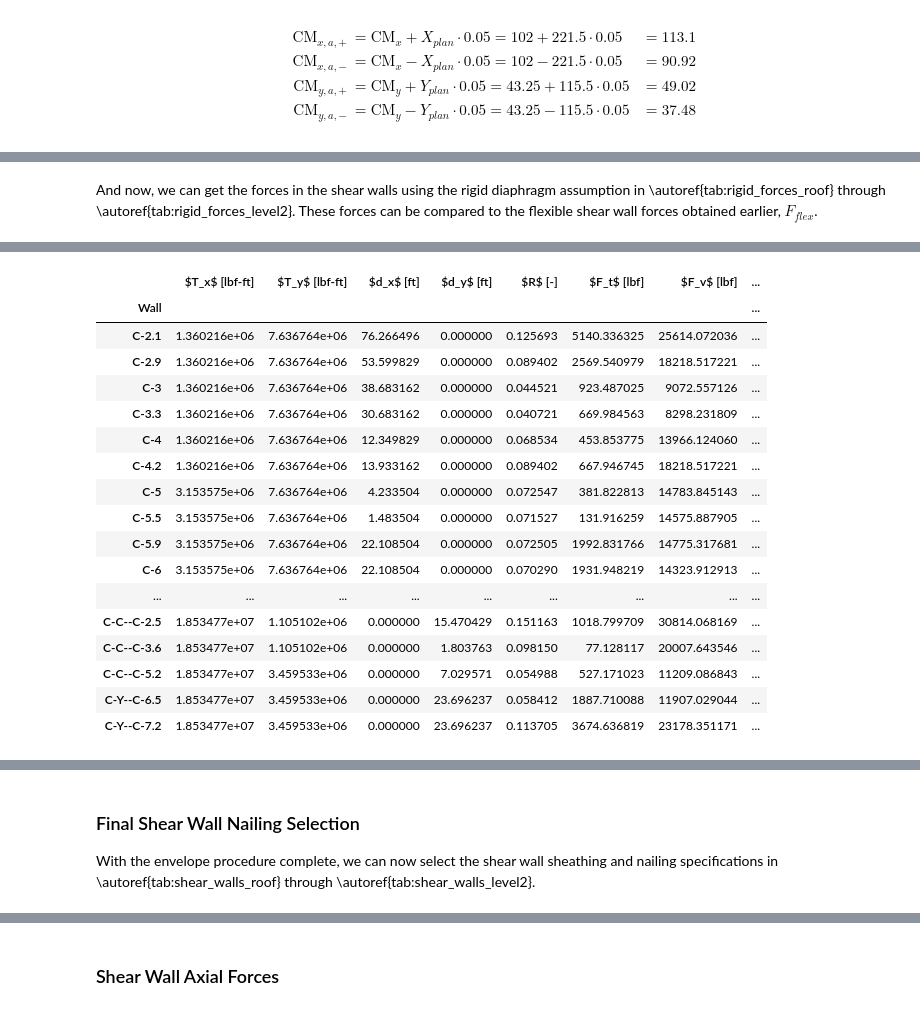
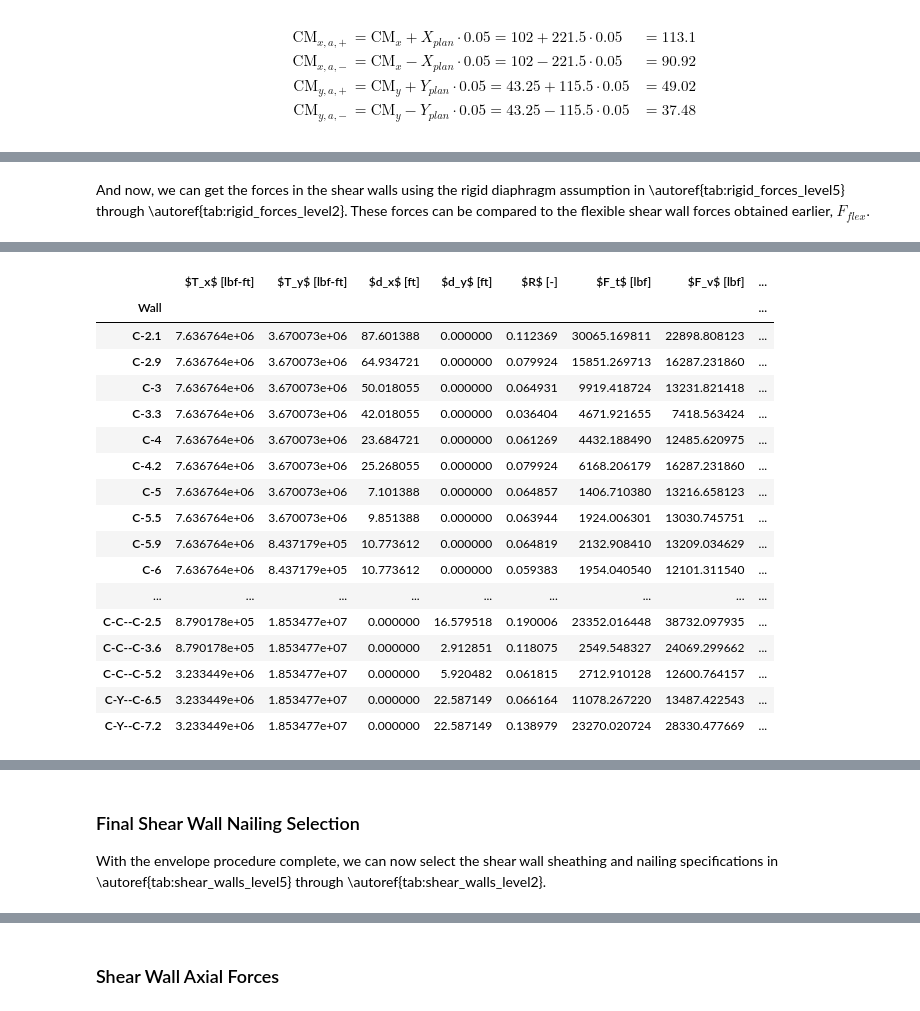
Before and after one commit to kpff-andy-sazima/Beaverton-Creek, a Jupyter notebook: building_c_seismic.ipynb, the cells around one changed output, grey strips where cells are left out. Cells and saved outputs as stored; diff of their text form; code cells hidden in the pictures.

```diff
--- a/building_c_seismic.ipynb
+++ b/building_c_seismic.ipynb
@@ -774,8 +778,9 @@ t_w__C7 = (l_C59__C7 / 2) + (l_C7__C81 / 2)
 t_w__C81 = (l_C7__C81 / 2) + (l_C81__C83 / 2)
 t_w__C83 = (l_C81__C83 / 2) + l_C83__C9
 
-t_w__C6 = (l_C6__C73 / 2) + 0  # placeholder for angled area that will be manualled added
-t_w__C73 = (l_C6__C73 / 2) + (l_C73__C8 / 2)
+t_w__C6 = (l_C6__C7 / 2) + 0  # placeholder for angled area that will be manualled added
+t_w__C7__1 = (l_C6__C7 / 2) + (l_C7__C73 / 2)
+t_w__C73 = (l_C7__C73 / 2) + (l_C73__C8 / 2)
 t_w__C8 = (l_C73__C8 / 2) + l_C8__C9 - 7  # 7 foot jog
 
 t_l__C21 = float(d_trib_ns)
@@ -1160,15 +1176,15 @@ wall_tributary = {
     "C-Y--C-7.2": {"trib_width": float(t_w__CY), "trib_depth": t_l__CY__3, "wall_length": l_CY__3},
 }
 
-flexible_ew["wall length"] = flexible_ew.index.get_level_values("Wall").map(
-    {key: value["wall_length"] for key, value in wall_tributary.items()}
-)
-flexible_ew["tributary width"] = flexible_ew.index.get_level_values("Wall").map(
-    {key: value["trib_width"] for key, value in wall_tributary.items()}
-)
-flexible_ew["tributary depth"] = flexible_ew.index.get_level_values("Wall").map(
-    {key: value["trib_depth"] for key, value in wall_tributary.items()}
-)
+flexible_ew["wall length"] = flexible_ew.index.get_level_values("Wall").map({
+    key: value["wall_length"] for key, value in wall_tributary.items()
+})
+flexible_ew["tributary width"] = flexible_ew.index.get_level_values("Wall").map({
+    key: value["trib_width"] for key, value in wall_tributary.items()
+})
+flexible_ew["tributary depth"] = flexible_ew.index.get_level_values("Wall").map({
+    key: value["trib_depth"] for key, value in wall_tributary.items()
+})
 flexible_ew["tributary area"] = flexible_ew["tributary depth"] * flexible_ew["tributary width"]
 
 # Fix trib area of certain walls on all levels
@@ -1829,7 +1865,8 @@ wall_rigidity_loc = {
     "C-5.5": {"x": fi(104, 11), "y": 0},
     "C-5.9": {"x": l_C59__C7 + l_C7__C83 + l_C83__C9, "y": 0},
     "C-6": {"x": l_C6__C7 + l_C7__C8 + l_C8__C9, "y": 0},
-    "C-7": {"x": l_C7__C8 + l_C8__C9, "y": 0},
+    "C-7--C-W": {"x": l_C7__C8 + l_C8__C9, "y": 0},
+    "C-7--C-Y": {"x": l_C7__C8 + l_C8__C9, "y": 0},
     "C-7.3": {"x": l_C73__C8 + l_C8__C9, "y": 0},
     # "C-8--C-W": {"x": l_C8__C9, "y": 0},
     "C-8--C-W.6": {"x": l_C8__C9, "y": 0},
@@ -1878,8 +1915,8 @@ rigid["dx"] = abs(rigid["x"] - rigid["CRx"])
 rigid["dy"] = abs(rigid["y"] - rigid["CRy"])
 
 # Torque
-rigid["torque x"] = rigid["total level cumulative shear"] * rigid["ex"]
-rigid["torque y"] = rigid["total level cumulative shear"] * rigid["ey"]
+rigid["torque x"] = rigid["total level cumulative shear"] * rigid["ey"]
+rigid["torque y"] = rigid["total level cumulative shear"] * rigid["ex"]
 
 # Polar moment of inertia
 rigid["Jx wall"] = rigid["relative wall stiffness"] * rigid["dx"] ** 2
@@ -2044,5 +2086,5 @@ display_table(
 # %% [markdown]
-And now, we can get the forces in the shear walls using the rigid diaphragm assumption in \autoref{tab:rigid_forces_roof} through \autoref{tab:rigid_forces_level2}. These forces can be compared to the flexible shear wall forces obtained earlier, $F_{flex}$.
+And now, we can get the forces in the shear walls using the rigid diaphragm assumption in \autoref{tab:rigid_forces_level5} through \autoref{tab:rigid_forces_level2}. These forces can be compared to the flexible shear wall forces obtained earlier, $F_{flex}$.
 # %%
 rigid["flexible shear force demand"] = flexible["cumulative shear demand"]
 # %%
@@ -2061,6 +2103,7 @@ display_table(
     dataframe=rigid,
     column_names_filter_and_map=column_name_map,
     levels="Level 5",
+    position="H",
     position_float="centering",
     formatter_functions=[lambda value: sig_figs(value, sig_figs=4)],
     caption="Shear wall forces with the rigid diaphragm assumption - Level 5",
@@ -2070,6 +2113,7 @@ display_table(
     dataframe=rigid,
     column_names_filter_and_map=column_name_map,
     levels="Level 4",
+    position="H",
     position_float="centering",
     formatter_functions=[lambda value: sig_figs(value, sig_figs=4)],
     caption="Shear wall forces with the rigid diaphragm assumption - Level 4",
@@ -2079,6 +2123,7 @@ display_table(
     dataframe=rigid,
     column_names_filter_and_map=column_name_map,
     levels="Level 3",
+    position="H",
     position_float="centering",
     formatter_functions=[lambda value: sig_figs(value, sig_figs=4)],
     caption="Shear wall forces with the rigid diaphragm assumption - Level 3",
@@ -2088,6 +2133,7 @@ display_table(
     dataframe=rigid,
     column_names_filter_and_map=column_name_map,
     levels="Level 2",
+    position="H",
     position_float="centering",
     formatter_functions=[lambda value: sig_figs(value, sig_figs=4)],
     caption="Shear wall forces with the rigid diaphragm assumption - Level 2",
@@ -2097,6 +2143,7 @@ display_table(
     dataframe=rigid,
     column_names_filter_and_map=column_name_map,
     levels="Level 1",
+    position="H",
     position_float="centering",
     formatter_functions=[lambda value: sig_figs(value, sig_figs=4)],
     caption="Shear wall forces with the rigid diaphragm assumption - Level 1",
@@ -2142,20 +2189,20 @@ display_table(
 |  | $T_x$ [lbf-ft] | $T_y$ [lbf-ft] | $d_x$ [ft] | $d_y$ [ft] | $R$ [-] | $F_t$ [lbf] | $F_v$ [lbf] | ... |
 | Wall |  |  |  |  |  |  |  | ... |
-| C-2.1 | 1.360216e+06 | 7.636764e+06 | 76.266496 | 0.000000 | 0.125693 | 5140.336325 | 25614.072036 | ... |
-| C-2.9 | 1.360216e+06 | 7.636764e+06 | 53.599829 | 0.000000 | 0.089402 | 2569.540979 | 18218.517221 | ... |
-| C-3 | 1.360216e+06 | 7.636764e+06 | 38.683162 | 0.000000 | 0.044521 | 923.487025 | 9072.557126 | ... |
-| C-3.3 | 1.360216e+06 | 7.636764e+06 | 30.683162 | 0.000000 | 0.040721 | 669.984563 | 8298.231809 | ... |
-| C-4 | 1.360216e+06 | 7.636764e+06 | 12.349829 | 0.000000 | 0.068534 | 453.853775 | 13966.124060 | ... |
-| C-4.2 | 1.360216e+06 | 7.636764e+06 | 13.933162 | 0.000000 | 0.089402 | 667.946745 | 18218.517221 | ... |
-| C-5 | 3.153575e+06 | 7.636764e+06 | 4.233504 | 0.000000 | 0.072547 | 381.822813 | 14783.845143 | ... |
-| C-5.5 | 3.153575e+06 | 7.636764e+06 | 1.483504 | 0.000000 | 0.071527 | 131.916259 | 14575.887905 | ... |
-| C-5.9 | 3.153575e+06 | 7.636764e+06 | 22.108504 | 0.000000 | 0.072505 | 1992.831766 | 14775.317681 | ... |
-| C-6 | 3.153575e+06 | 7.636764e+06 | 22.108504 | 0.000000 | 0.070290 | 1931.948219 | 14323.912913 | ... |
+| C-2.1 | 7.636764e+06 | 3.670073e+06 | 87.601388 | 0.000000 | 0.112369 | 30065.169811 | 22898.808123 | ... |
+| C-2.9 | 7.636764e+06 | 3.670073e+06 | 64.934721 | 0.000000 | 0.079924 | 15851.269713 | 16287.231860 | ... |
+| C-3 | 7.636764e+06 | 3.670073e+06 | 50.018055 | 0.000000 | 0.064931 | 9919.418724 | 13231.821418 | ... |
+| C-3.3 | 7.636764e+06 | 3.670073e+06 | 42.018055 | 0.000000 | 0.036404 | 4671.921655 | 7418.563424 | ... |
+| C-4 | 7.636764e+06 | 3.670073e+06 | 23.684721 | 0.000000 | 0.061269 | 4432.188490 | 12485.620975 | ... |
+| C-4.2 | 7.636764e+06 | 3.670073e+06 | 25.268055 | 0.000000 | 0.079924 | 6168.206179 | 16287.231860 | ... |
+| C-5 | 7.636764e+06 | 3.670073e+06 | 7.101388 | 0.000000 | 0.064857 | 1406.710380 | 13216.658123 | ... |
+| C-5.5 | 7.636764e+06 | 3.670073e+06 | 9.851388 | 0.000000 | 0.063944 | 1924.006301 | 13030.745751 | ... |
+| C-5.9 | 7.636764e+06 | 8.437179e+05 | 10.773612 | 0.000000 | 0.064819 | 2132.908410 | 13209.034629 | ... |
+| C-6 | 7.636764e+06 | 8.437179e+05 | 10.773612 | 0.000000 | 0.059383 | 1954.040540 | 12101.311540 | ... |
 | ... | ... | ... | ... | ... | ... | ... | ... | ... |
-| C-C--C-2.5 | 1.853477e+07 | 1.105102e+06 | 0.000000 | 15.470429 | 0.151163 | 1018.799709 | 30814.068169 | ... |
-| C-C--C-3.6 | 1.853477e+07 | 1.105102e+06 | 0.000000 | 1.803763 | 0.098150 | 77.128117 | 20007.643546 | ... |
-| C-C--C-5.2 | 1.853477e+07 | 3.459533e+06 | 0.000000 | 7.029571 | 0.054988 | 527.171023 | 11209.086843 | ... |
-| C-Y--C-6.5 | 1.853477e+07 | 3.459533e+06 | 0.000000 | 23.696237 | 0.058412 | 1887.710088 | 11907.029044 | ... |
-| C-Y--C-7.2 | 1.853477e+07 | 3.459533e+06 | 0.000000 | 23.696237 | 0.113705 | 3674.636819 | 23178.351171 | ... |
+| C-C--C-2.5 | 8.790178e+05 | 1.853477e+07 | 0.000000 | 16.579518 | 0.190006 | 23352.016448 | 38732.097935 | ... |
+| C-C--C-3.6 | 8.790178e+05 | 1.853477e+07 | 0.000000 | 2.912851 | 0.118075 | 2549.548327 | 24069.299662 | ... |
+| C-C--C-5.2 | 3.233449e+06 | 1.853477e+07 | 0.000000 | 5.920482 | 0.061815 | 2712.910128 | 12600.764157 | ... |
+| C-Y--C-6.5 | 3.233449e+06 | 1.853477e+07 | 0.000000 | 22.587149 | 0.066164 | 11078.267220 | 13487.422543 | ... |
+| C-Y--C-7.2 | 3.233449e+06 | 1.853477e+07 | 0.000000 | 22.587149 | 0.138979 | 23270.020724 | 28330.477669 | ... |
 |  | $T_x$ [lbf-ft] | $T_y$ [lbf-ft] | $d_x$ [ft] | $d_y$ [ft] | $R$ [-] | $F_t$ [lbf] | $F_v$ [lbf] | ... |
 | Wall |  |  |  |  |  |  |  | ... |
@@ -2196,7 +2243,7 @@ display_table(
 # %% [markdown]
 ### Final Shear Wall Nailing Selection
 
-With the envelope procedure complete, we can now select the shear wall sheathing and nailing specifications in \autoref{tab:shear_walls_roof} through \autoref{tab:shear_walls_level2}.
+With the envelope procedure complete, we can now select the shear wall sheathing and nailing specifications in \autoref{tab:shear_walls_level5} through \autoref{tab:shear_walls_level2}.
 # %%
 shear_walls["wall length"] = rigid["wall length"]
 shear_walls["rigid shear force demand"] = rigid["shear force demand"]
```
Also changed, not shown: parts of 24 cells of this notebook, 4 other files.
